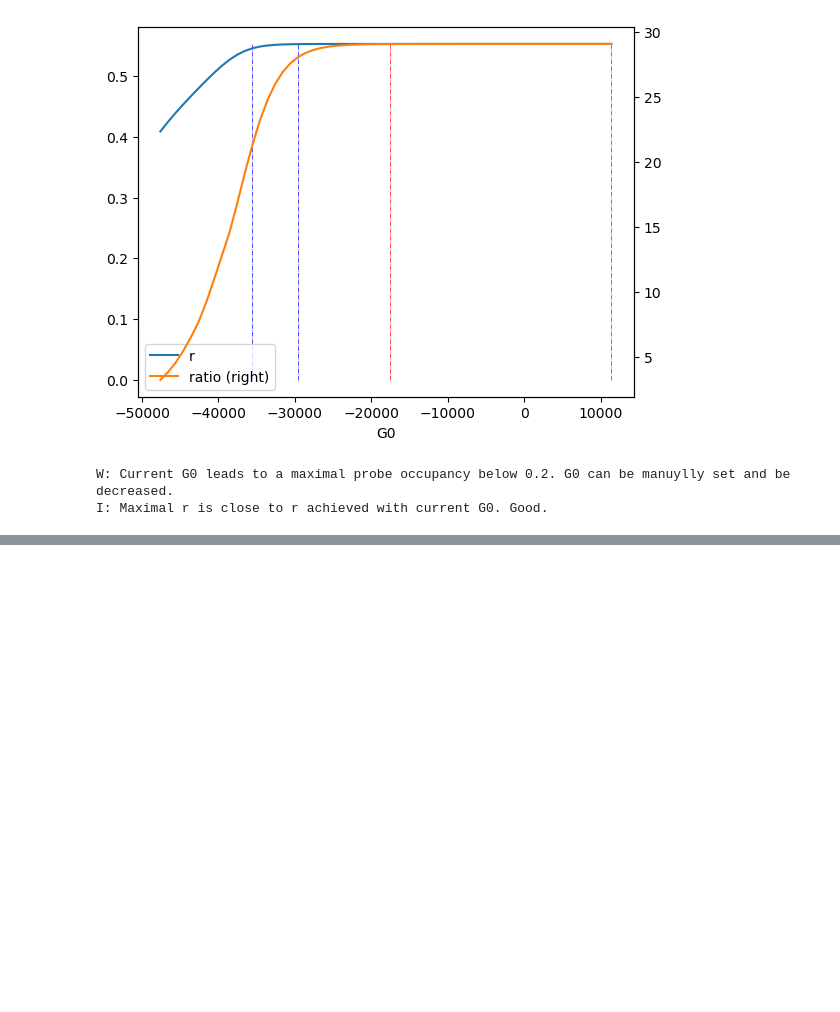
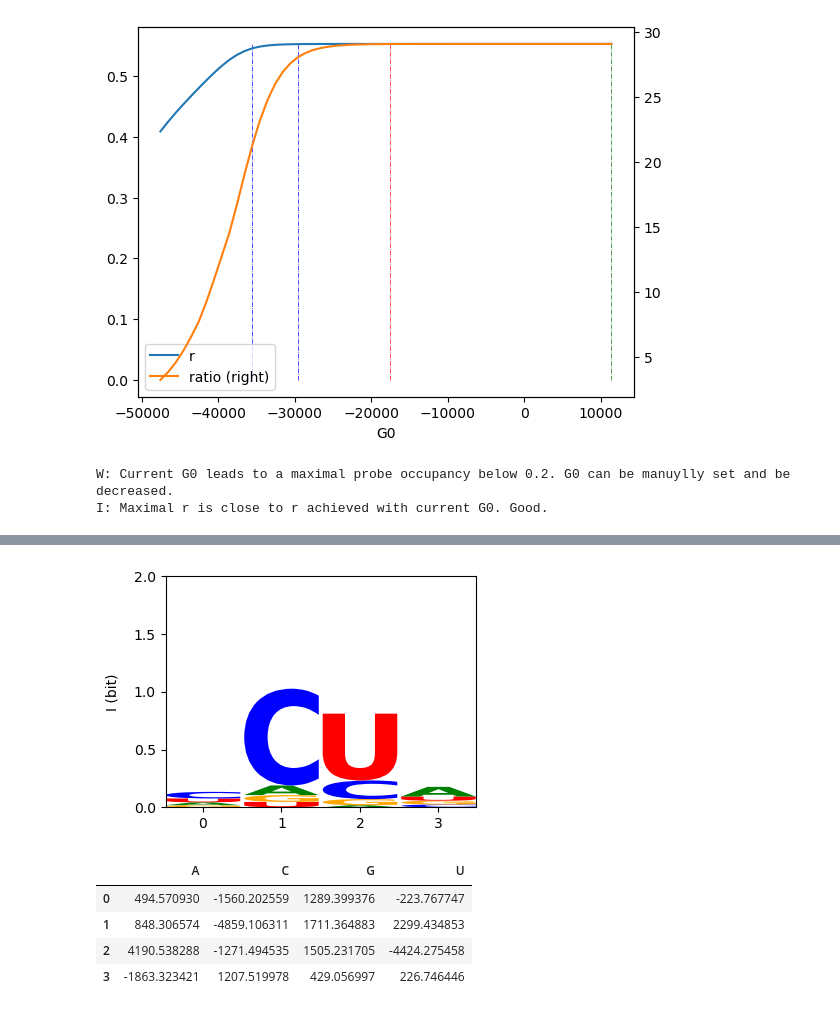
Before and after one commit to l-i-g/Motiffinder, a Jupyter notebook: SERVER template v2.41-HNRNPA1.ipynb, the cells around one changed output, grey strips where cells are left out. Drawn from its saved outputs; the diff is of its cells as text; code cells hidden in the pictures; blank space fills up the shorter version.

```diff
--- a/SERVER template v2.41-HNRNPA1.ipynb
+++ b/SERVER template v2.41-HNRNPA1.ipynb
@@ -805,4 +841,11 @@ mf.display_df(STAGES.df, nuc_type=NUC_TYPE)
 STAGES.df.to_json('%s_%s-%s-%s_%s-%s.json' %(PROTEIN_NAME, datetime.now().year, datetime.now().month,datetime.now().day , datetime.now().hour, datetime.now().minute))
 STAGES.df.to_pickle('%s_%s-%s-%s_%s-%s.pkl' %(PROTEIN_NAME, datetime.now().year, datetime.now().month,datetime.now().day , datetime.now().hour, datetime.now().minute))
 # %%
-mf.energies2logo(mf.reverse_complement(STAGES.df.at[4, 'energies']), nuc_type=NUC_TYPE)
+mf.energies2logo(mf.reverse_complement(STAGES.df.at[5, 'energies']), nuc_type=NUC_TYPE)
+# %% [output]
+[figure, added]
+|  | A | C | G | U |
+| 0 | 494.570930 | -1560.202559 | 1289.399376 | -223.767747 |
+| 1 | 848.306574 | -4859.106311 | 1711.364883 | 2299.434853 |
+| 2 | 4190.538288 | -1271.494535 | 1505.231705 | -4424.275458 |
+| 3 | -1863.323421 | 1207.519978 | 429.056997 | 226.746446 |
```
Also changed, not shown: parts of 3 cells of this notebook, 12 other files.
